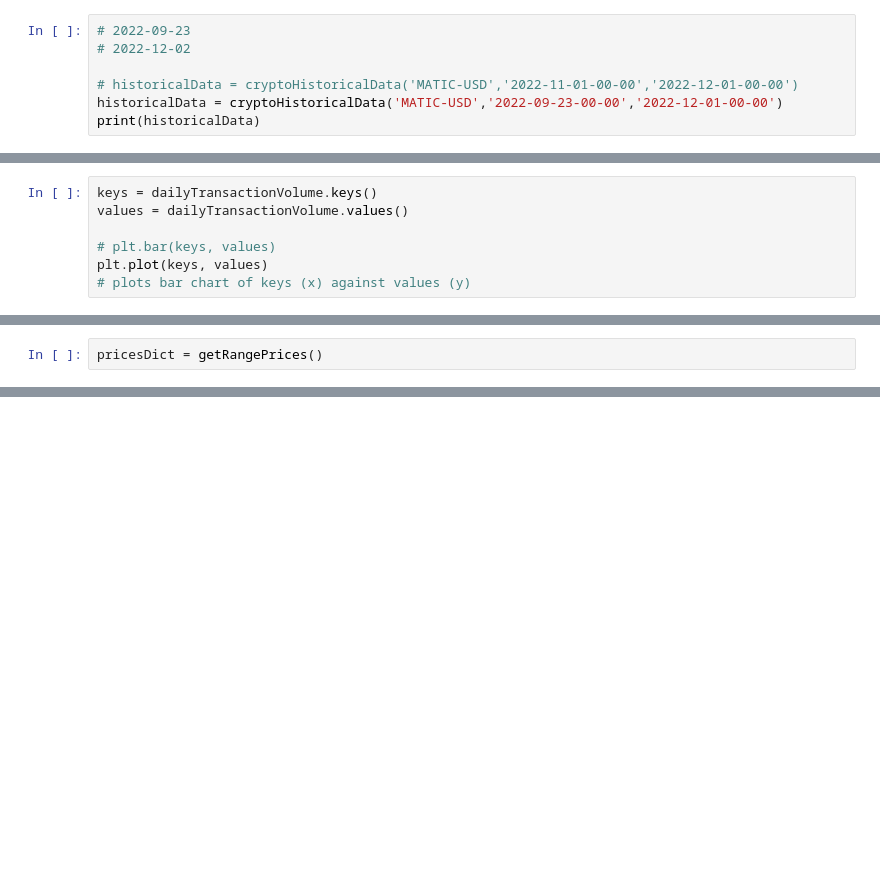
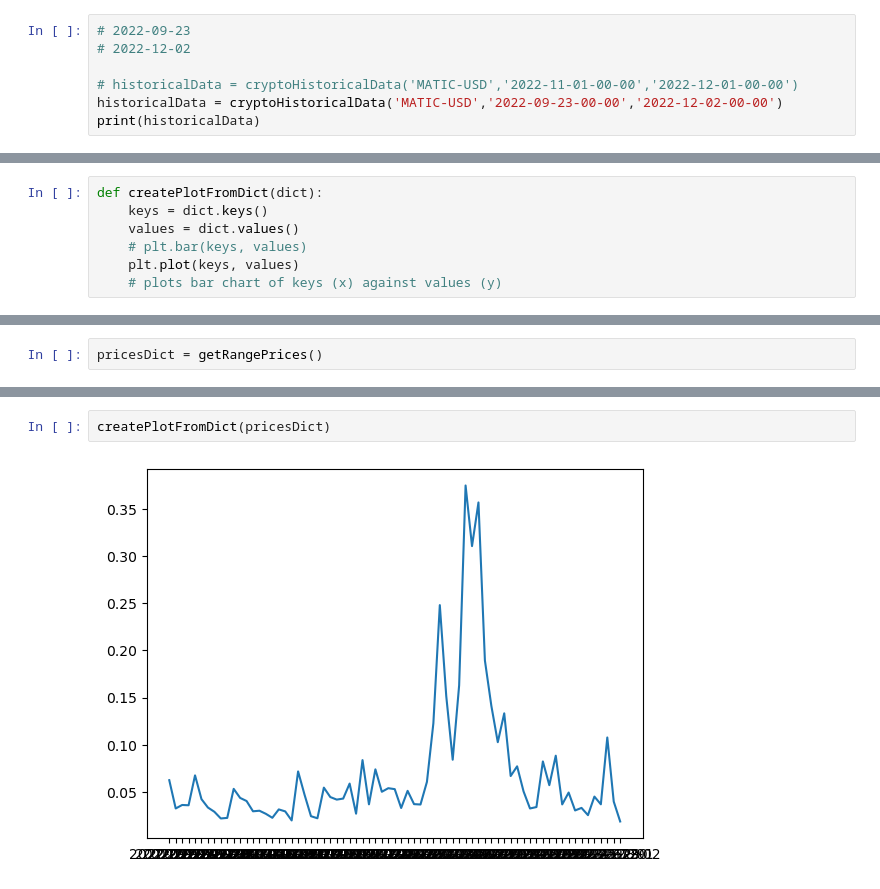
Before and after one commit to todd-gavin/DSCI510-Final-Project, a Jupyter notebook: finalProject.ipynb, the cells around one changed output, grey strips where cells are left out. Cells and saved outputs as stored; diff of their text form; blank space fills up the shorter version.

```diff
--- a/finalProject.ipynb
+++ b/finalProject.ipynb
@@ -56,7 +57,7 @@ def cryptoHistoricalData(token, startDate, endDate):
 # 2022-12-02
 
 # historicalData = cryptoHistoricalData('MATIC-USD','2022-11-01-00-00','2022-12-01-00-00')
-historicalData = cryptoHistoricalData('MATIC-USD','2022-09-23-00-00','2022-12-01-00-00')
+historicalData = cryptoHistoricalData('MATIC-USD','2022-09-23-00-00','2022-12-02-00-00')
 print(historicalData)
 # %% [output]
 Checking input parameters are in the correct format.
@@ -115,7 +121,7 @@ print(dailyTransactionVolume)
 # %%
-keys = dailyTransactionVolume.keys()
-values = dailyTransactionVolume.values()
-
-# plt.bar(keys, values)
-plt.plot(keys, values)
-# plots bar chart of keys (x) against values (y)
+def createPlotFromDict(dict):
+    keys = dict.keys()
+    values = dict.values()
+    # plt.bar(keys, values)
+    plt.plot(keys, values)
+    # plots bar chart of keys (x) against values (y)
@@ -197,0 +197,4 @@ alignTransactionsAndPriceChange(dailyTransactionVolume, pricesDict)
+# %%
+createPlotFromDict(pricesDict)
+# %% [output]
+[figure, added]
```
Also changed, not shown: parts of 16 cells of this notebook, 2 other files.
